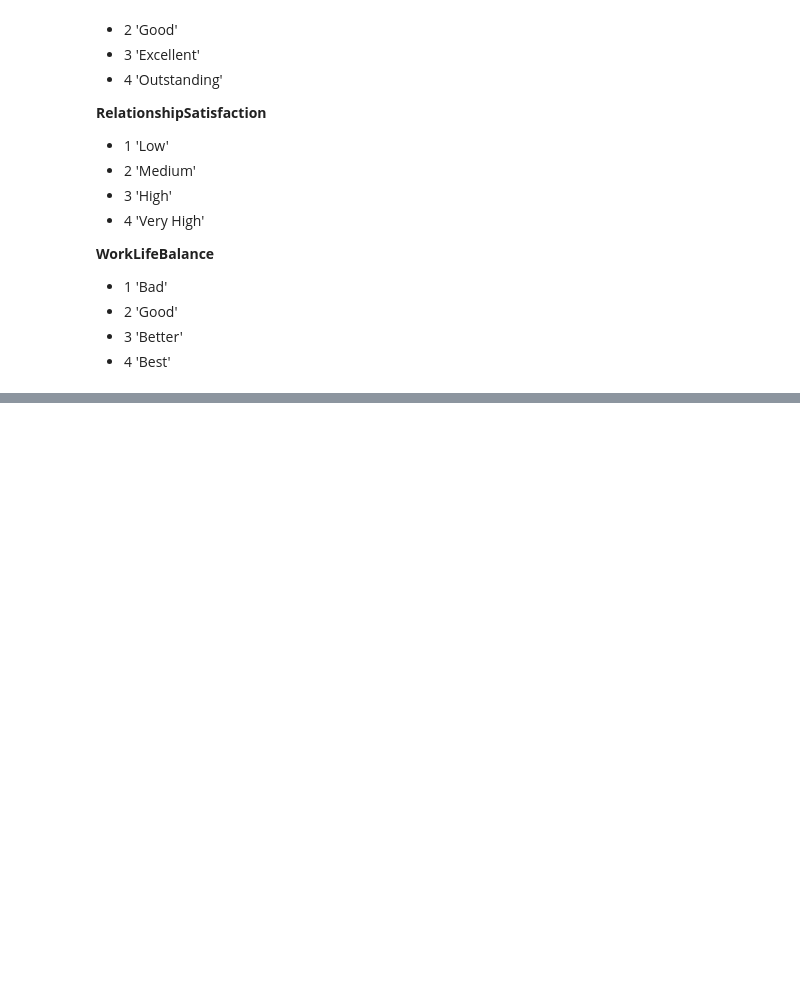
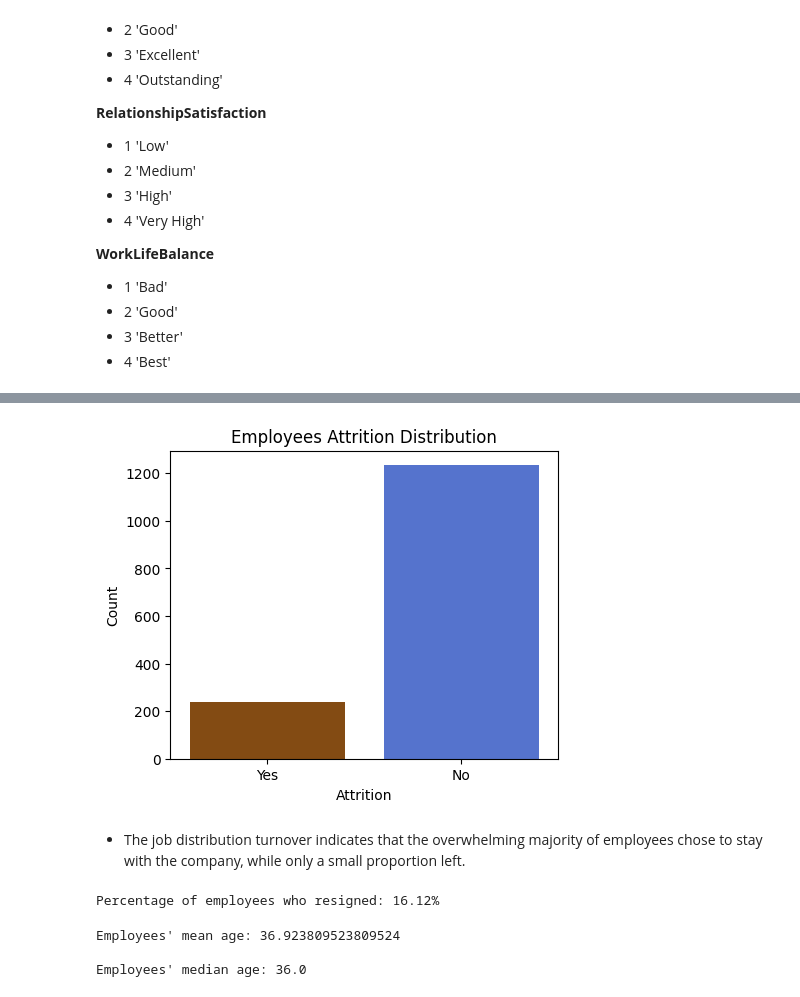
Before and after one commit to michael12-dev/Team-Sentinel, a Jupyter notebook: Team_Sentinel.ipynb, the cells around one changed output, grey strips where cells are left out. Saved outputs shown, nothing was run; the diff lists cells and outputs as text; code cells hidden in the pictures; blank space fills up the shorter version.

```diff
--- a/Team_Sentinel.ipynb
+++ b/Team_Sentinel.ipynb
@@ -212,0 +265,33 @@ dtype: int64
+# %%
+# To visualize attrition distribution on a countplot
+
+plt.figure(figsize=(5, 4))
+colors = {'No': '#4169E1', 'Yes': '#964b00'}
+sns.countplot(data=df, x='Attrition', palette=colors)
+plt.title('Employees Attrition Distribution')
+plt.xlabel('Attrition')
+plt.ylabel('Count',fontsize=10)
+plt.show()
+# %% [output]
+[figure, added]
+# %% [markdown]
+- The job distribution turnover indicates that the overwhelming majority of
+employees chose to stay with the company, while only a small proportion left.
+# %%
+# Percentage of employees who resigned
+
+total = len(df)
+employee_resign = df["Attrition"].value_counts().get("Yes", 0) # To ensure the code doesn't break even if "Yes" is not present
+employee_resign_percentage = (employee_resign / total) * 100
+print(f"Percentage of employees who resigned: {employee_resign_percentage:.2f}%")
+# %% [output]
+Percentage of employees who resigned: 16.12%
+# %%
+mean = np.mean(df["Age"])
+median = np.median(df["Age"])
+print(f"Employees' mean age: {mean}\n")
+print(f"Employees' median age: {median}")
+# %% [output]
+Employees' mean age: 36.923809523809524
+
+Employees' median age: 36.0
```
Also changed, not shown: parts of 135 cells of this notebook.
